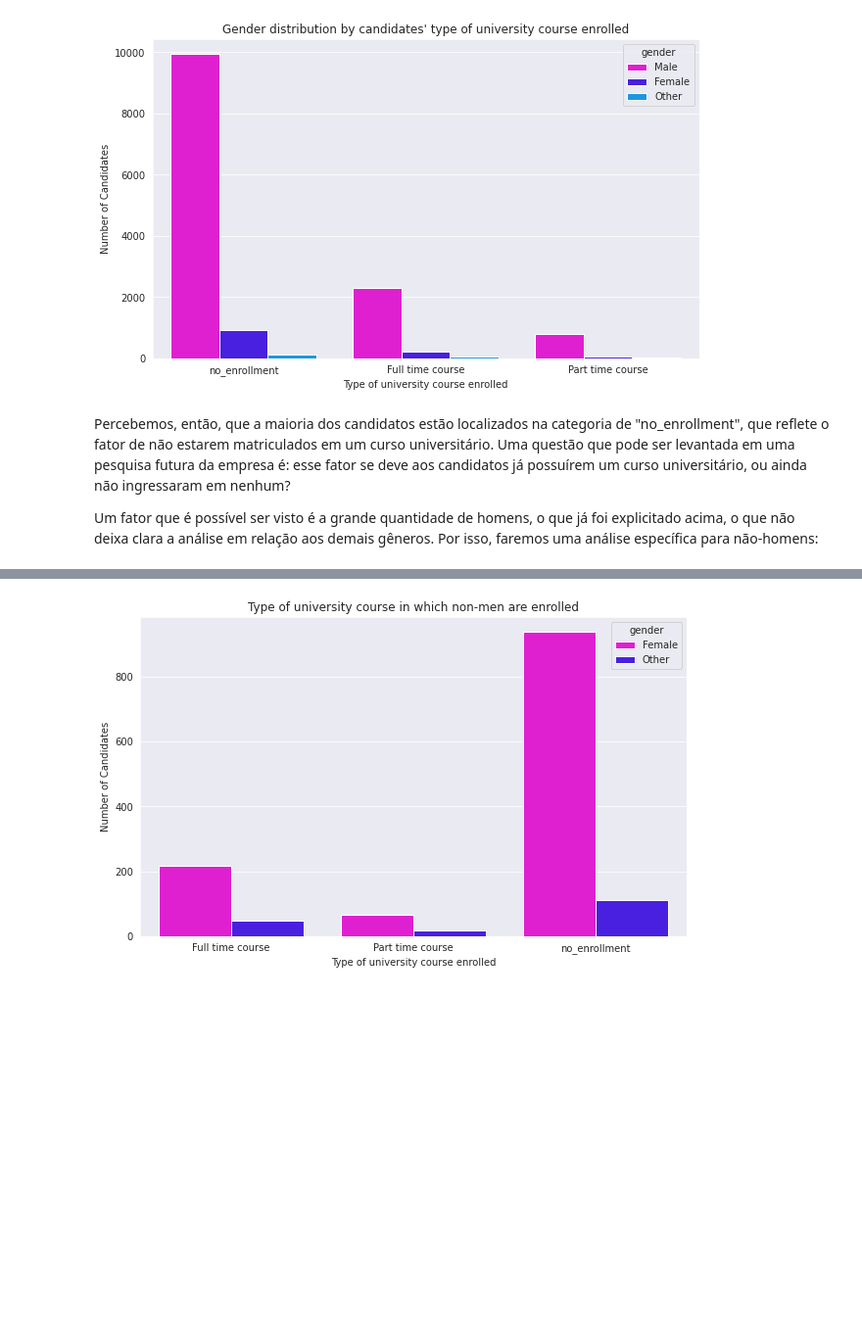
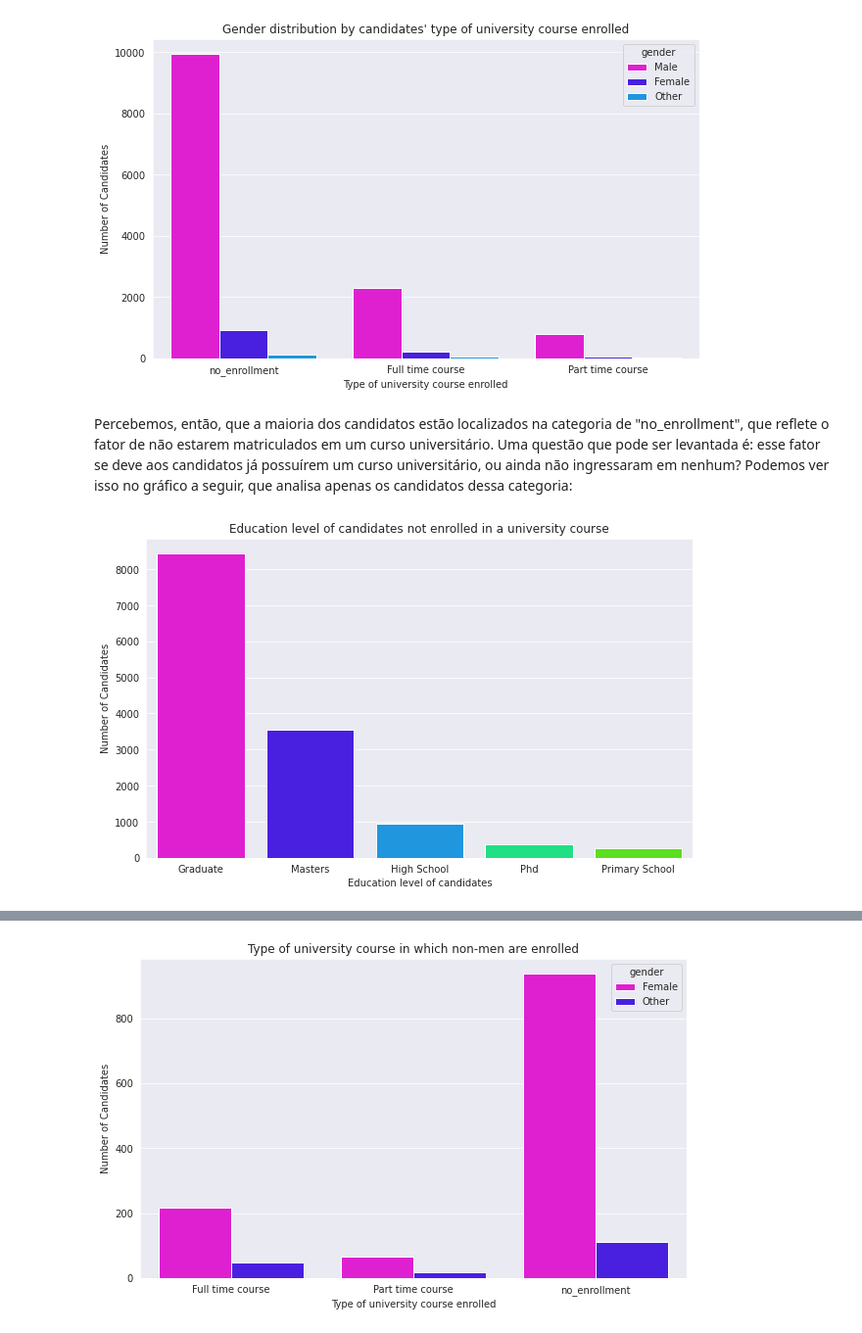
Before and after one commit to rianpf/mini_projeto_analise_limpeza_e_predicao, a Jupyter notebook: Limpeza_Analise_Predicao.ipynb, the cells around one changed output, grey strips where cells are left out. Shown at 98% size. Cells and saved outputs as stored; diff of their text form; code cells hidden in the pictures; blank space fills up the shorter version.

```diff
--- a/Limpeza_Analise_Predicao.ipynb
+++ b/Limpeza_Analise_Predicao.ipynb
@@ -309,6 +239,13 @@ plt.show()
 # %% [output]
 [figure]
 # %% [markdown]
-Percebemos, então, que a maioria dos candidatos estão localizados na categoria de "no_enrollment", que reflete o fator de não estarem matriculados em um curso universitário. Uma questão que pode ser levantada em uma pesquisa futura da empresa é: esse fator se deve aos candidatos já possuírem um curso universitário, ou ainda não ingressaram em nenhum?
-
-Um fator que é possível ser visto é a grande quantidade de homens, o que já foi explicitado acima, o que não deixa clara a análise em relação aos demais gêneros. Por isso, faremos uma análise específica para não-homens:
+Percebemos, então, que a maioria dos candidatos estão localizados na categoria de "no_enrollment", que reflete o fator de não estarem matriculados em um curso universitário. Uma questão que pode ser levantada  é: esse fator se deve aos candidatos já possuírem um curso universitário, ou ainda não ingressaram em nenhum? Podemos ver isso no gráfico a seguir, que analisa apenas os candidatos dessa categoria:
+# %%
+plt.figure(figsize = (10,6))
+sns.countplot(x = 'education_level', data = df[df['enrolled_university'] == 'no_enrollment'])
+plt.ylabel('Number of Candidates')
+plt.xlabel('Education level of candidates')
+plt.title('Education level of candidates not enrolled in a university course')
+plt.show()
+# %% [output]
+[figure, added]
```
Also changed, not shown: parts of 46 cells of this notebook.
